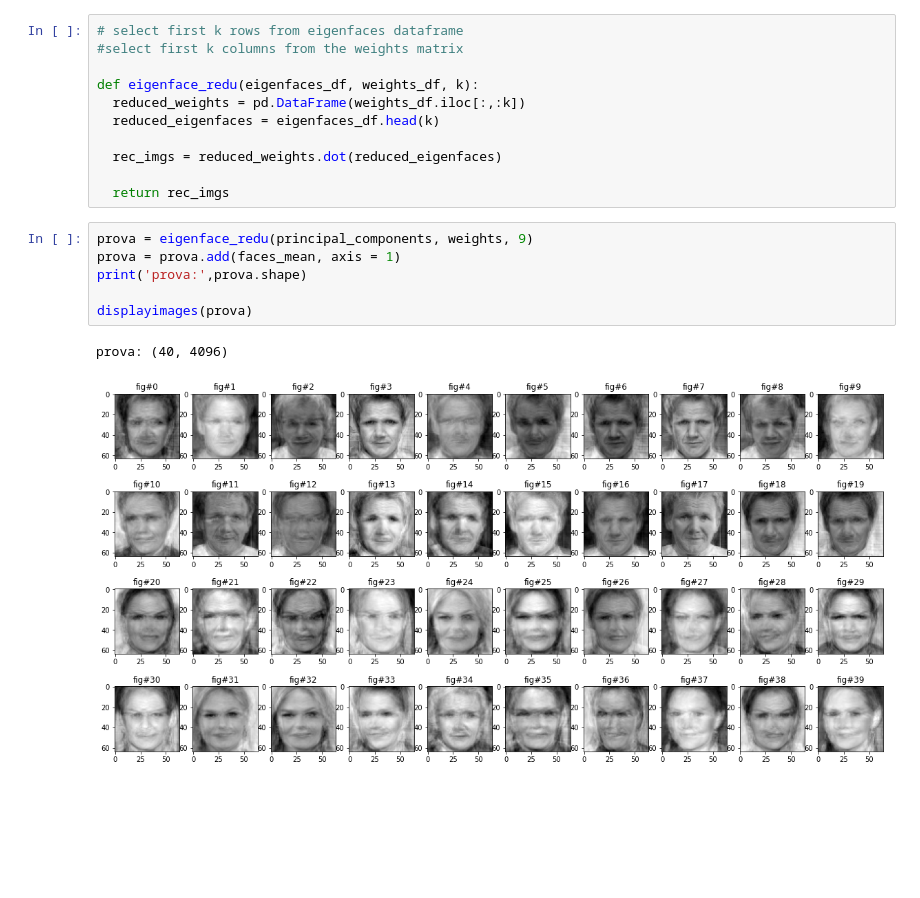
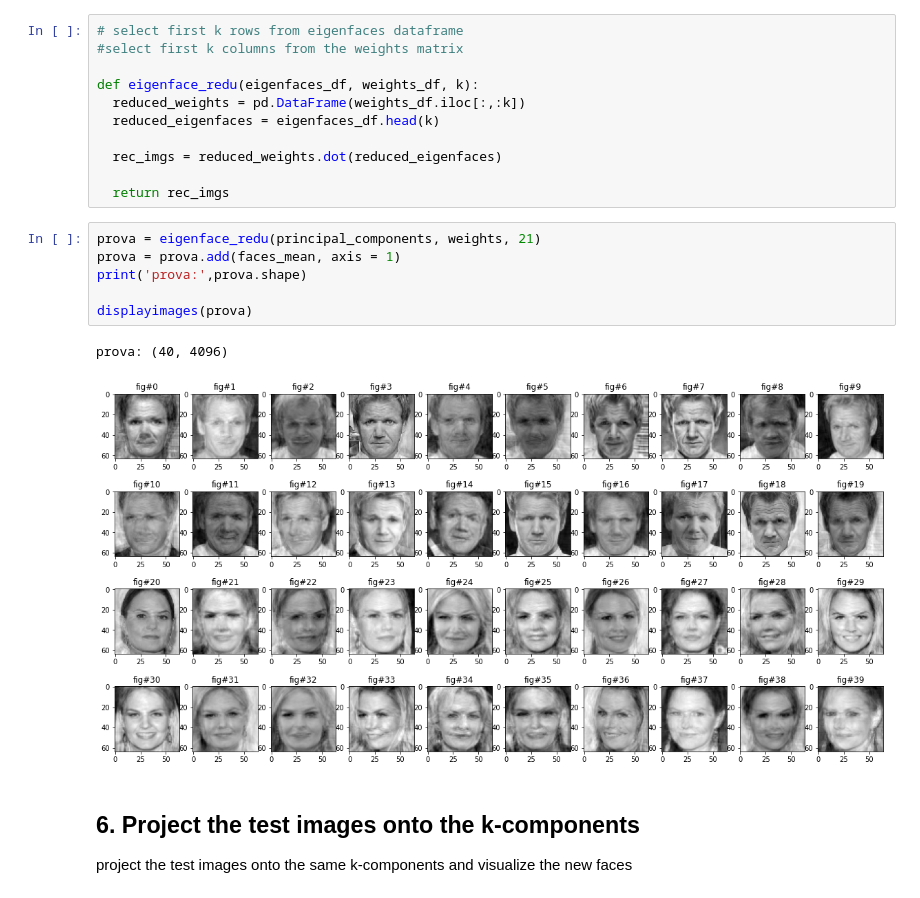
Before and after one commit to Nicocro/CV_Assignments, a Jupyter notebook: 4_2_Learning_features_from_data.ipynb, the cells around one changed output. Drawn from its saved outputs; the diff is of its cells as text; blank space fills up the shorter version.

```diff
--- a/4_2_Learning_features_from_data.ipynb
+++ b/4_2_Learning_features_from_data.ipynb
@@ -261,11 +263,15 @@ def eigenface_redu(eigenfaces_df, weights_df, k):
 
   return rec_imgs
 # %%
-prova = eigenface_redu(principal_components, weights, 9)
+prova = eigenface_redu(principal_components, weights, 21)
 prova = prova.add(faces_mean, axis = 1)
 print('prova:',prova.shape)
 
 displayimages(prova)
 # %% [output]
 prova: (40, 4096)
-[figure, old version]
+[figure, new version]
+# %% [markdown]
+## 6. Project the test images onto the k-components ##
+
+project the test images onto the same k-components and visualize the new faces
```
Also changed, not shown: parts of 4 cells of this notebook.
